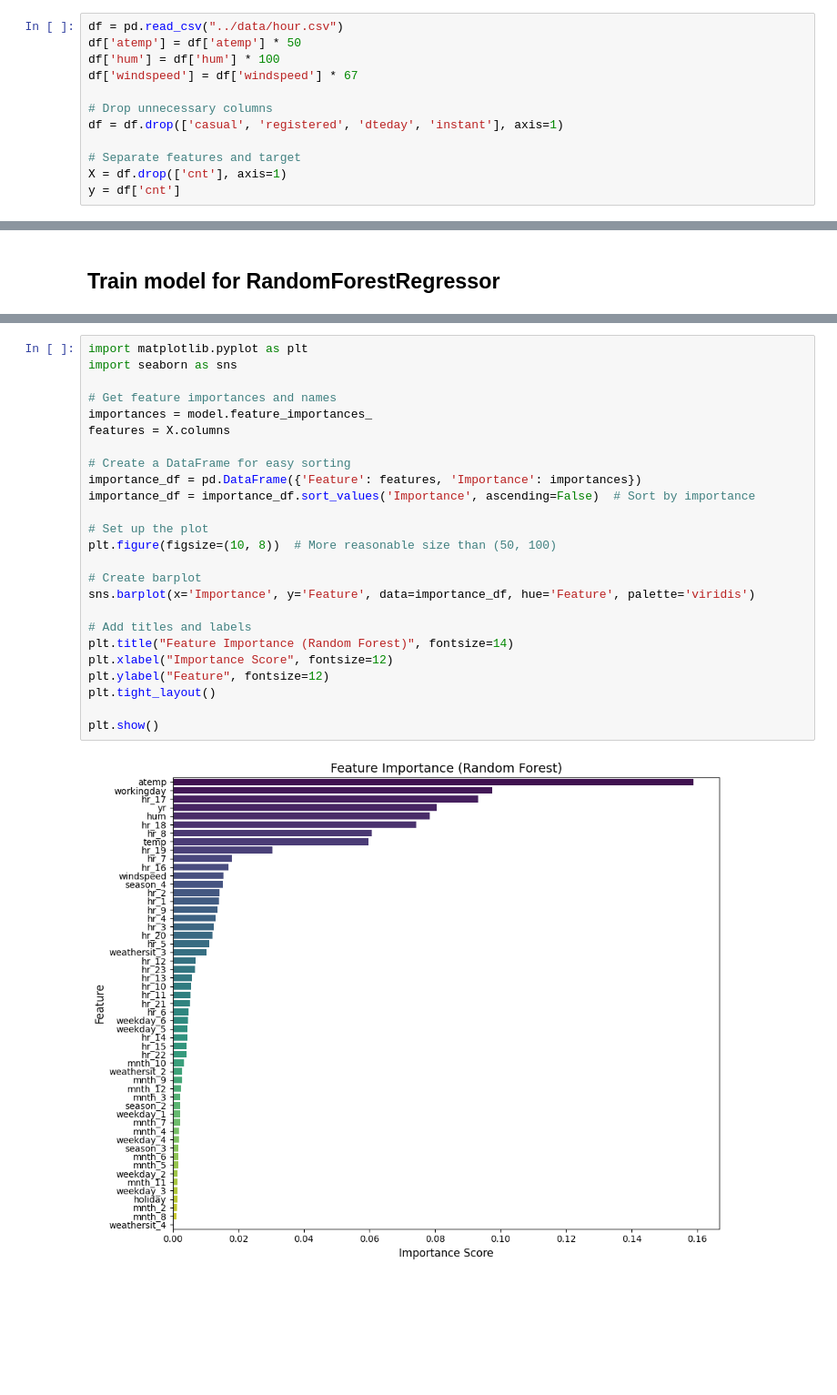
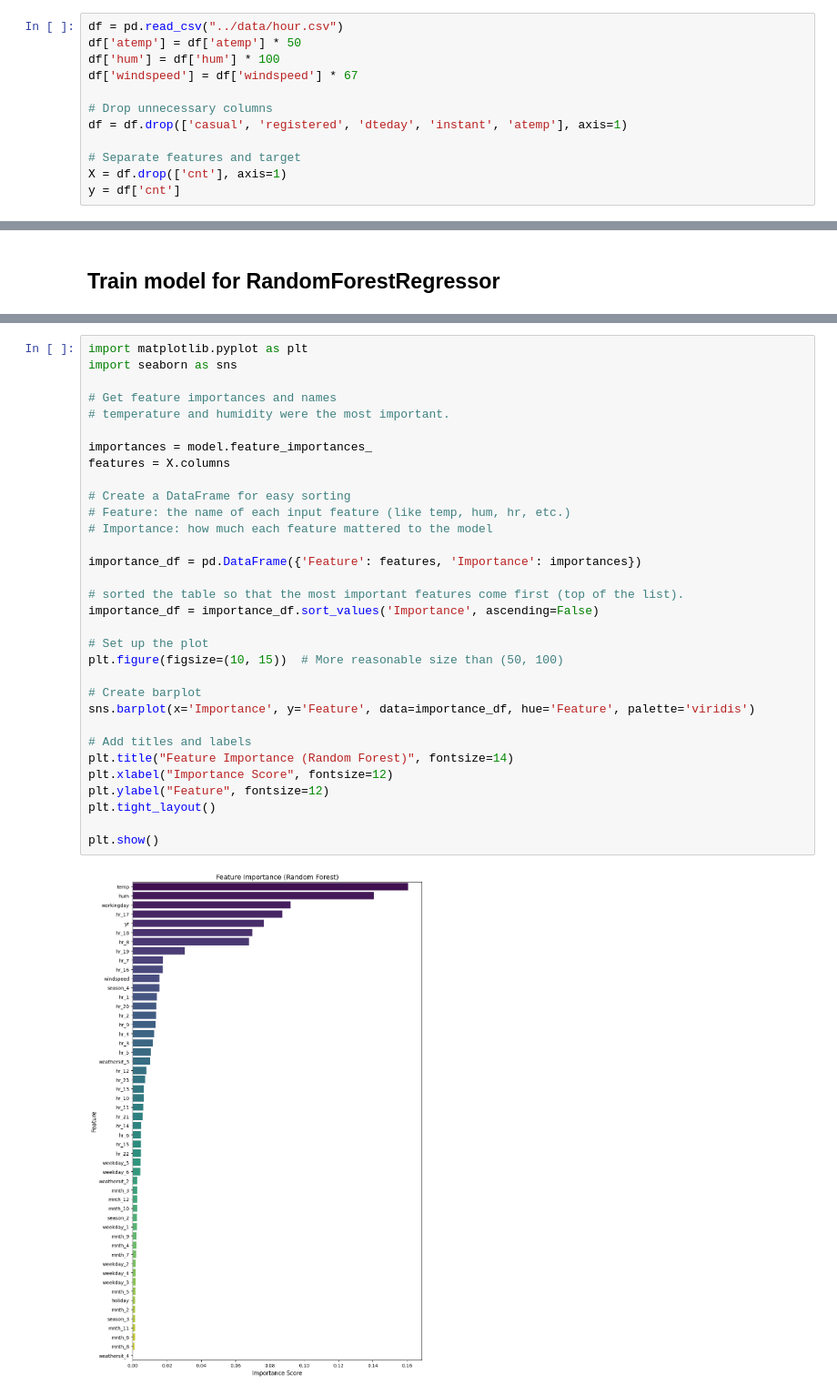
Before and after one commit to madou9/ml-ops-part-1, a Jupyter notebook: src/bike_sharing_analysis.ipynb, the cells around one changed output, grey strips where cells are left out. Shown at 91% size. Drawn from its saved outputs; the diff is of its cells as text; blank space fills up the shorter version.

```diff
--- a/src/bike_sharing_analysis.ipynb
+++ b/src/bike_sharing_analysis.ipynb
@@ -19,7 +22,7 @@ df['hum'] = df['hum'] * 100
 df['windspeed'] = df['windspeed'] * 67
 
 # Drop unnecessary columns
-df = df.drop(['casual', 'registered', 'dteday', 'instant'], axis=1)
+df = df.drop(['casual', 'registered', 'dteday', 'instant', 'atemp'], axis=1)
 
 # Separate features and target
 X = df.drop(['cnt'], axis=1)
@@ -122,27 +138,34 @@ print(f" R² Score: {r2:.2f}")
 # %%
 import matplotlib.pyplot as plt
 import seaborn as sns
 
 # Get feature importances and names
+# temperature and humidity were the most important.
+
 importances = model.feature_importances_
 features = X.columns
 
 # Create a DataFrame for easy sorting
+# Feature: the name of each input feature (like temp, hum, hr, etc.)
+# Importance: how much each feature mattered to the model
+
 importance_df = pd.DataFrame({'Feature': features, 'Importance': importances})
-importance_df = importance_df.sort_values('Importance', ascending=False)  # Sort by importance
+
+# sorted the table so that the most important features come first (top of the list).
+importance_df = importance_df.sort_values('Importance', ascending=False)
 
 # Set up the plot
-plt.figure(figsize=(10, 8))  # More reasonable size than (50, 100)
+plt.figure(figsize=(10, 15))  # More reasonable size than (50, 100)
 
 # Create barplot
 sns.barplot(x='Importance', y='Feature', data=importance_df, hue='Feature', palette='viridis')
 
 # Add titles and labels
 plt.title("Feature Importance (Random Forest)", fontsize=14)
 plt.xlabel("Importance Score", fontsize=12)
 plt.ylabel("Feature", fontsize=12)
 plt.tight_layout()
 
 plt.show()
 # %% [output]
-[figure, old version]
+[figure, new version]
```
Also changed, not shown: parts of 8 cells of this notebook.
